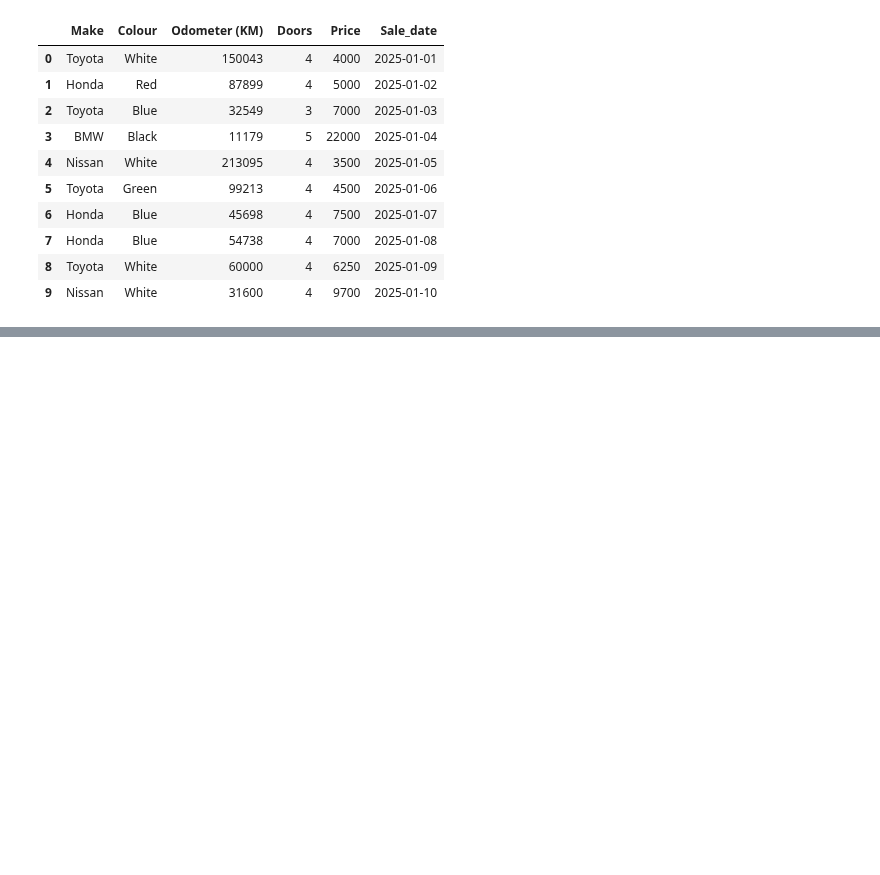
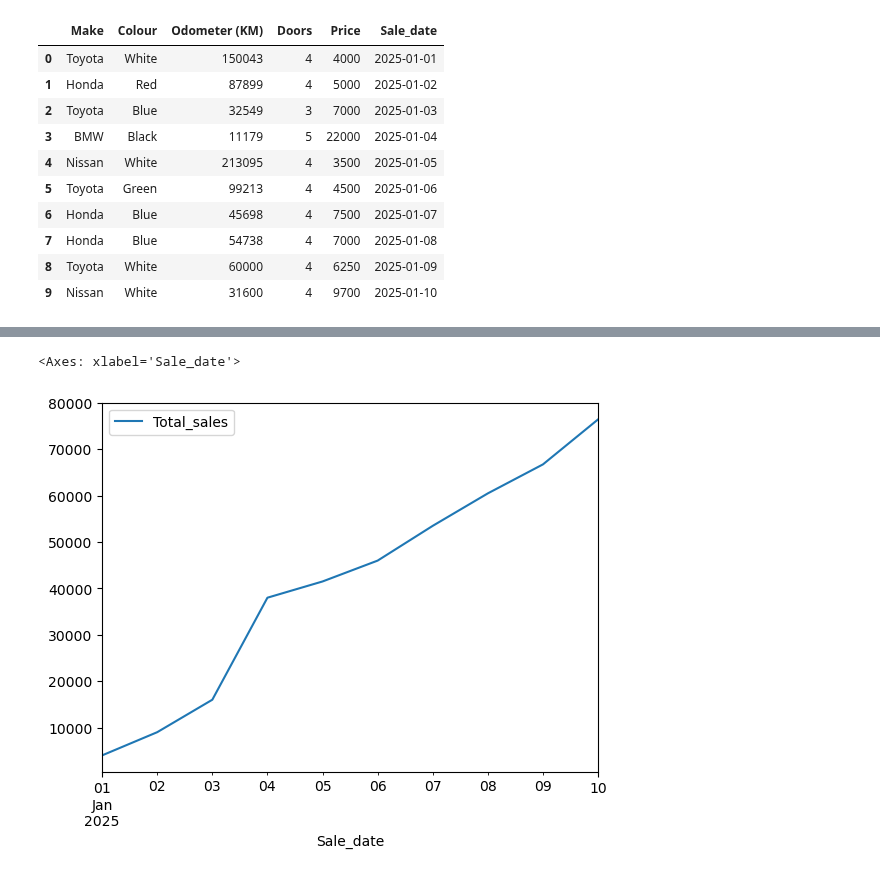
Before and after one commit to FairozAhmadSheikh/Machine_and_Deep_Learning_Basic_To_Advance, a Jupyter notebook: revision_matplotlib.ipynb, the cells around one changed output, grey strips where cells are left out. Saved outputs shown, nothing was run; the diff lists cells and outputs as text; code cells hidden in the pictures; blank space fills up the shorter version.

```diff
--- a/revision_matplotlib.ipynb
+++ b/revision_matplotlib.ipynb
@@ -272,4 +272,4 @@ car_data
 | 8 | Toyota | White | 60000 | 4 | 6250 | 2025-01-09 |
 | 9 | Nissan | White | 31600 | 4 | 9700 | 2025-01-10 |
 # %%
-car_sales["Total_sales"]=car_sales
+car_data["Total_sales"]=car_data['Price'].astype(int).cumsum()
@@ -275,0 +290,5 @@ car_sales["Total_sales"]=car_sales
+# %%
+car_data.plot(x='Sale_date',y='Total_sales')
+# %% [output]
+<Axes: xlabel='Sale_date'>
+[figure, added]
```
Also changed, not shown: parts of 4 cells of this notebook.
